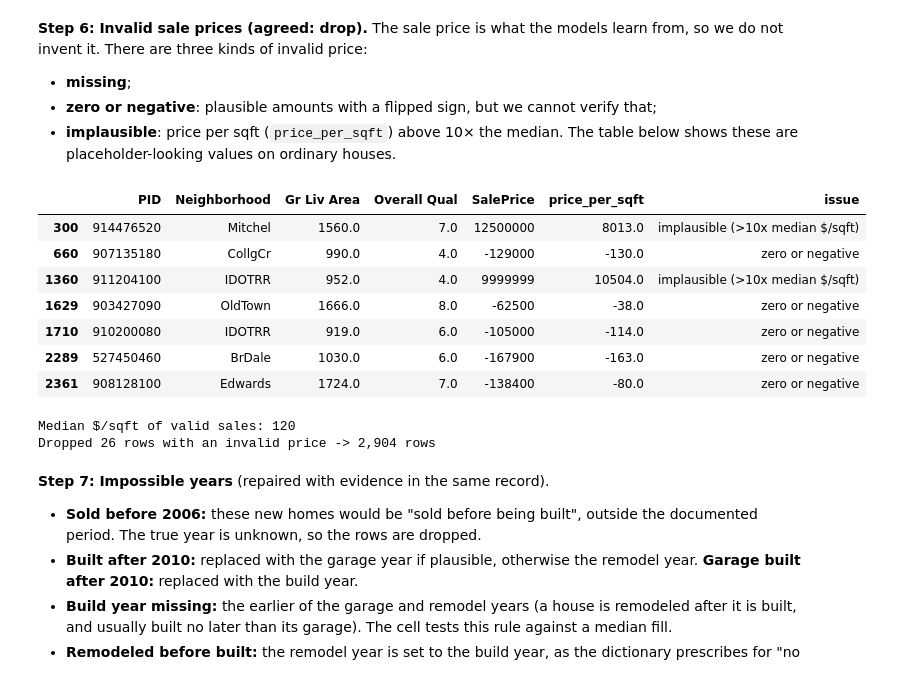
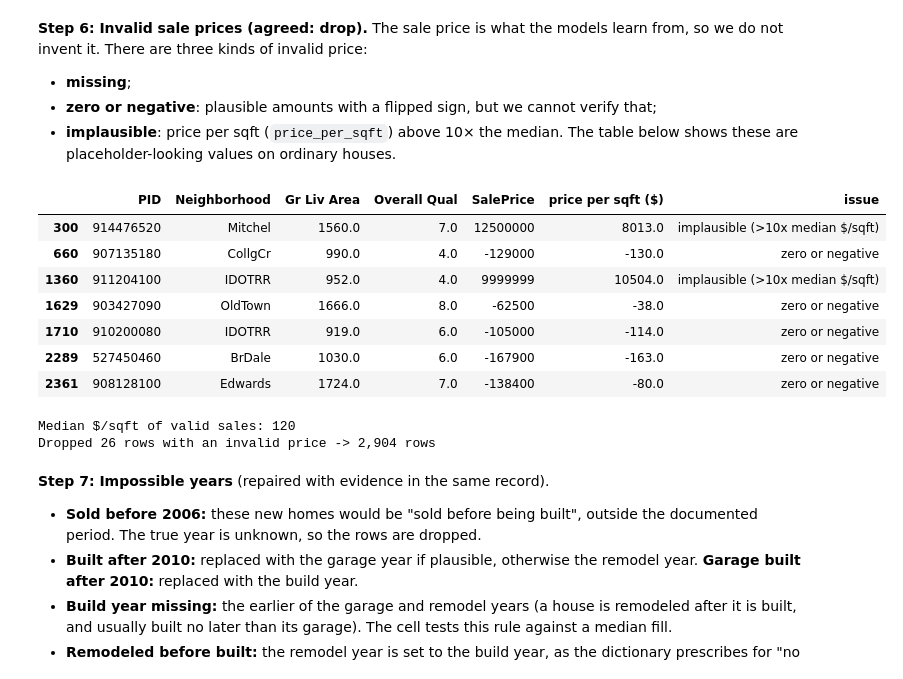
Before and after one commit to daniosp/final-proyect-ml, a Jupyter notebook: main/clearview_analysis.ipynb, the cells around one changed output. Cells and saved outputs as stored; diff of their text form; code cells hidden in the pictures.

```diff
--- a/main/clearview_analysis.ipynb
+++ b/main/clearview_analysis.ipynb
@@ -965,21 +965,21 @@ Rows where Gr Liv Area differs from the sum of its parts: 0 | rebuilt 10 values;
 # %%
 price_per_sqft = df["SalePrice"] / df["Gr Liv Area"]
 target_issue = pd.Series(pd.NA, index=df.index, dtype="string")
 target_issue[df["SalePrice"].isna()] = "missing"
 target_issue[df["SalePrice"] <= 0] = "zero or negative"
 target_issue[price_per_sqft > 10 * price_per_sqft.median()] = "implausible (>10x median $/sqft)"
 bad_target = target_issue.notna()
 
 display(df.loc[bad_target & target_issue.ne("missing"),
                ["PID", "Neighborhood", "Gr Liv Area", "Overall Qual", "SalePrice"]]
-        .assign(price_per_sqft=price_per_sqft.round(0), issue=target_issue))
+        .assign(**{"price per sqft ($)": price_per_sqft.round(0), "issue": target_issue}))
 print(f"Median $/sqft of valid sales: {price_per_sqft[~bad_target].median():.0f}")
 for kind, n in target_issue.value_counts().items():
     log(6, f"SalePrice {kind}", n, "Dropped", "The target is never invented; see the agreed decision")
 df = df.loc[~bad_target].copy()
 print(f"Dropped {bad_target.sum()} rows with an invalid price -> {len(df):,} rows")
 # %% [output]
-|  | PID | Neighborhood | Gr Liv Area | Overall Qual | SalePrice | price_per_sqft | issue |
+|  | PID | Neighborhood | Gr Liv Area | Overall Qual | SalePrice | price per sqft ($) | issue |
 | 300 | 914476520 | Mitchel | 1560.0 | 7.0 | 12500000 | 8013.0 | implausible (>10x median $/sqft) |
 | 660 | 907135180 | CollgCr | 990.0 | 4.0 | -129000 | -130.0 | zero or negative |
 | 1360 | 911204100 | IDOTRR | 952.0 | 4.0 | 9999999 | 10504.0 | implausible (>10x median $/sqft) |
```
Also changed, not shown: parts of 4 cells of this notebook.
